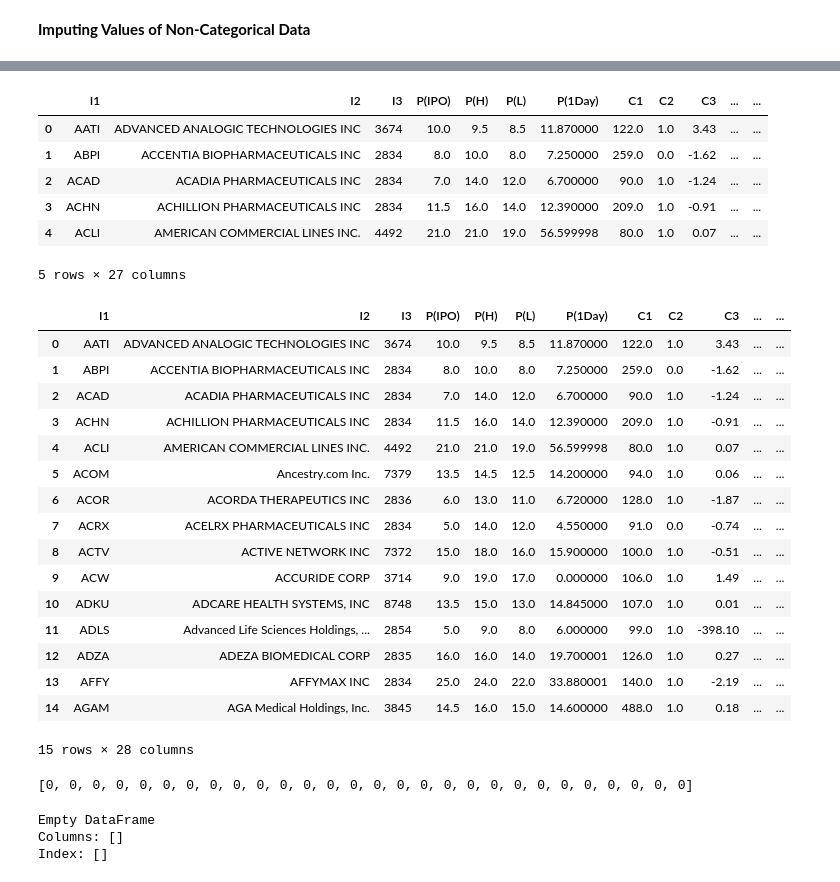
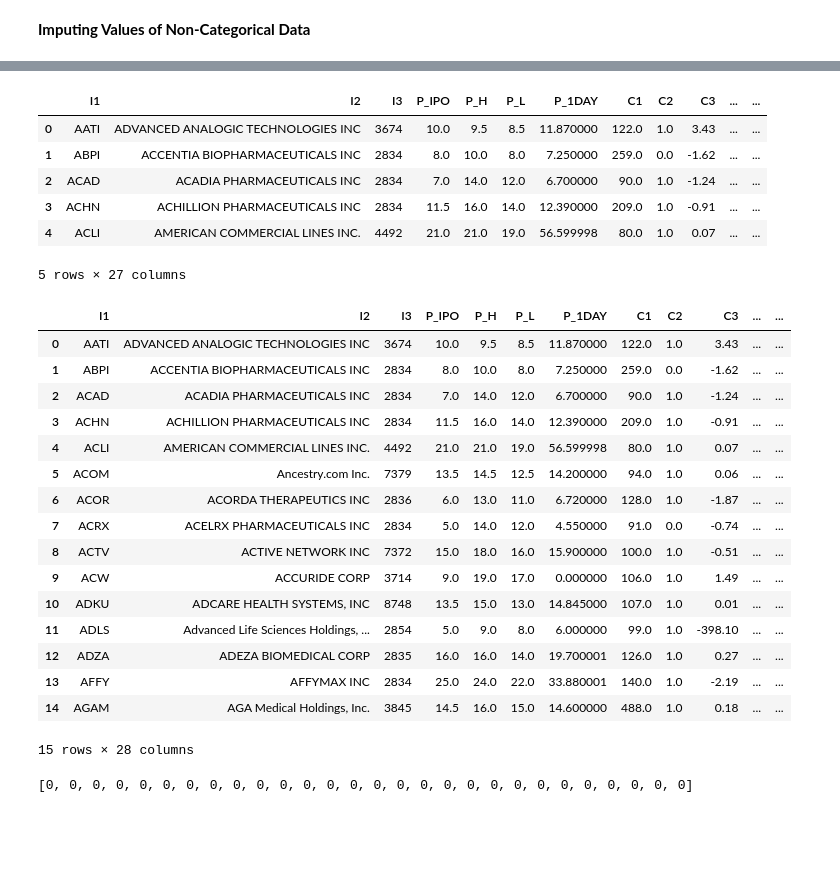
Before and after one commit to BA545-SP2019/2019-competition1-jkj, a Jupyter notebook: Descriptive and Impute.ipynb, the cells around one changed output, grey strips where cells are left out. Saved outputs shown, nothing was run; the diff lists cells and outputs as text; code cells hidden in the pictures; blank space fills up the shorter version.

```diff
--- a/Descriptive and Impute.ipynb
+++ b/Descriptive and Impute.ipynb
@@ -507,4 +119,0 @@ comp_df.head()
-# %%
-# Creating Target Variable Y2 = Post-IPO Initial Return
-comp_df['Y2']= np.where(comp_df['P(IPO)']<comp_df['P(1Day)'], 1, 0)
-comp_df.head()
@@ -518,0 +426,23 @@ comp_df.head()
+# %%
+#Using MEDIAN of column to fill in Continuous/Float columns
+#Using MODE of column to fill in Binary/Boolean columns
+comp_df['P_IPO'].fillna(comp_df['P_IPO'].median(), inplace=True)
+comp_df['P_H'].fillna(comp_df['P_H'].median(), inplace=True)
+comp_df['P_L'].fillna(comp_df['P_L'].median(), inplace=True)
+comp_df['P_1DAY'].fillna(comp_df['P_1DAY'].median(), inplace=True)
+comp_df['C1'].fillna(comp_df['C1'].median(), inplace=True)
+comp_df['C2'].fillna(comp_df['C2'].mode()[0], inplace=True)
+comp_df['C3'].fillna(comp_df['C3'].median(), inplace=True)
+comp_df['C4'].fillna(comp_df['C4'].median(), inplace=True)
+comp_df['C5'].fillna(comp_df['C5'].median(), inplace=True)
+comp_df['C6'].fillna(comp_df['C6'].median(), inplace=True)
+comp_df['C7'].fillna(comp_df['C7'].median(), inplace=True)
+comp_df['T1'].fillna(comp_df['T1'].median(), inplace=True)
+comp_df['T2'].fillna(comp_df['T2'].median(), inplace=True)
+comp_df['T3'].fillna(comp_df['T3'].median(), inplace=True)
+comp_df['T4'].fillna(comp_df['T4'].median(), inplace=True)
+comp_df['T5'].fillna(comp_df['T5'].median(), inplace=True)
+comp_df['S1'].fillna(comp_df['S1'].median(), inplace=True)
+comp_df['S2'].fillna(comp_df['S2'].median(), inplace=True)
+comp_df['S3'].fillna(comp_df['S3'].median(), inplace=True)
+comp_df.head(15)
@@ -518,0 +467,4 @@ comp_df.head()
+# %%
+# Creating Target Variable Y1 = Pre-IPO Price Revision
+comp_df['Y1']= np.where(comp_df['P_IPO']<((comp_df['P_H']+comp_df['P_L'])/2), 1, 0)
+comp_df.head()
@@ -518,0 +479,4 @@ comp_df.head()
+# %%
+# Creating Target Variable Y2 = Post-IPO Initial Return
+comp_df['Y2']= np.where(comp_df['P_IPO']<comp_df['P_1DAY'], 1, 0)
+comp_df.head()
@@ -542,10 +514,10 @@ comp_df.head()
 5 rows × 26 columns
 # %%
 # Creating P(mid) Variable to help with the creation of the Control Variable C6'
-comp_df["P(mid)"]=(comp_df['P(H)']+comp_df['P(L)'])/2
+comp_df["P(mid)"]=(comp_df['P_H']+comp_df['P_L'])/2
 comp_df.head()
 # %% [output]
-|  | I1 | I2 | I3 | P(IPO) | P(H) | P(L) | P(1Day) | C1 | C2 | C3 | ... | ... |
+|  | I1 | I2 | I3 | P_IPO | P_H | P_L | P_1DAY | C1 | C2 | C3 | ... | ... |
 | 0 | AATI | ADVANCED ANALOGIC TECHNOLOGIES INC | 3674 | 10.0 | 9.5 | 8.5 | 11.870000 | 122.0 | 1.0 | 3.43 | ... | ... |
 | 1 | ABPI | ACCENTIA BIOPHARMACEUTICALS INC | 2834 | 8.0 | 10.0 | 8.0 | 7.250000 | 259.0 | 0.0 | -1.62 | ... | ... |
 | 2 | ACAD | ACADIA PHARMACEUTICALS INC | 2834 | 7.0 | 14.0 | 12.0 | 6.700000 | 90.0 | 1.0 | -1.24 | ... | ... |
@@ -554,10 +526,10 @@ comp_df.head()
 5 rows × 27 columns
 # %%
 # Creating Control Variable C6' = Up Revision
-comp_df["C6'"]=np.where(comp_df['P(IPO)']>comp_df["P(mid)"], (comp_df["P(IPO)"]-comp_df["P(mid)"])/comp_df["P(mid)"]*100,0)
+comp_df["C6'"]=np.where(comp_df['P_IPO']>comp_df["P(mid)"], (comp_df["P_IPO"]-comp_df["P(mid)"])/comp_df["P(mid)"]*100,0)
 comp_df.head(15)
 # %% [output]
-|  | I1 | I2 | I3 | P(IPO) | P(H) | P(L) | P(1Day) | C1 | C2 | C3 | ... | ... |
+|  | I1 | I2 | I3 | P_IPO | P_H | P_L | P_1DAY | C1 | C2 | C3 | ... | ... |
 | 0 | AATI | ADVANCED ANALOGIC TECHNOLOGIES INC | 3674 | 10.0 | 9.5 | 8.5 | 11.870000 | 122.0 | 1.0 | 3.43 | ... | ... |
 | 1 | ABPI | ACCENTIA BIOPHARMACEUTICALS INC | 2834 | 8.0 | 10.0 | 8.0 | 7.250000 | 259.0 | 0.0 | -1.62 | ... | ... |
 | 2 | ACAD | ACADIA PHARMACEUTICALS INC | 2834 | 7.0 | 14.0 | 12.0 | 6.700000 | 90.0 | 1.0 | -1.24 | ... | ... |
@@ -579,16 +551,6 @@ comp_df.head(15)
 print(comp_df.isnull().sum(axis=0).tolist())
 # %% [output]
 [0, 0, 0, 0, 0, 0, 0, 0, 0, 0, 0, 0, 0, 0, 0, 0, 0, 0, 0, 0, 0, 0, 0, 0, 0, 0, 0, 0]
-# %%
-# Handling 8 null I3 attributes
-# Viewing rows were I3 is null
-null=comp_df.columns[comp_df.isnull().any()]
-print(comp_df[comp_df.isnull().any(axis=1)][null].head(8))
-# Rows are 10, 86, 268, 330, 400, 490, 597, 614
-# %% [output]
-Empty DataFrame
-Columns: []
-Index: []
 # %%
 # Median for DataFrame
 comp_df.median()
```
Also changed, not shown: parts of 54 cells of this notebook, 19 other files.
